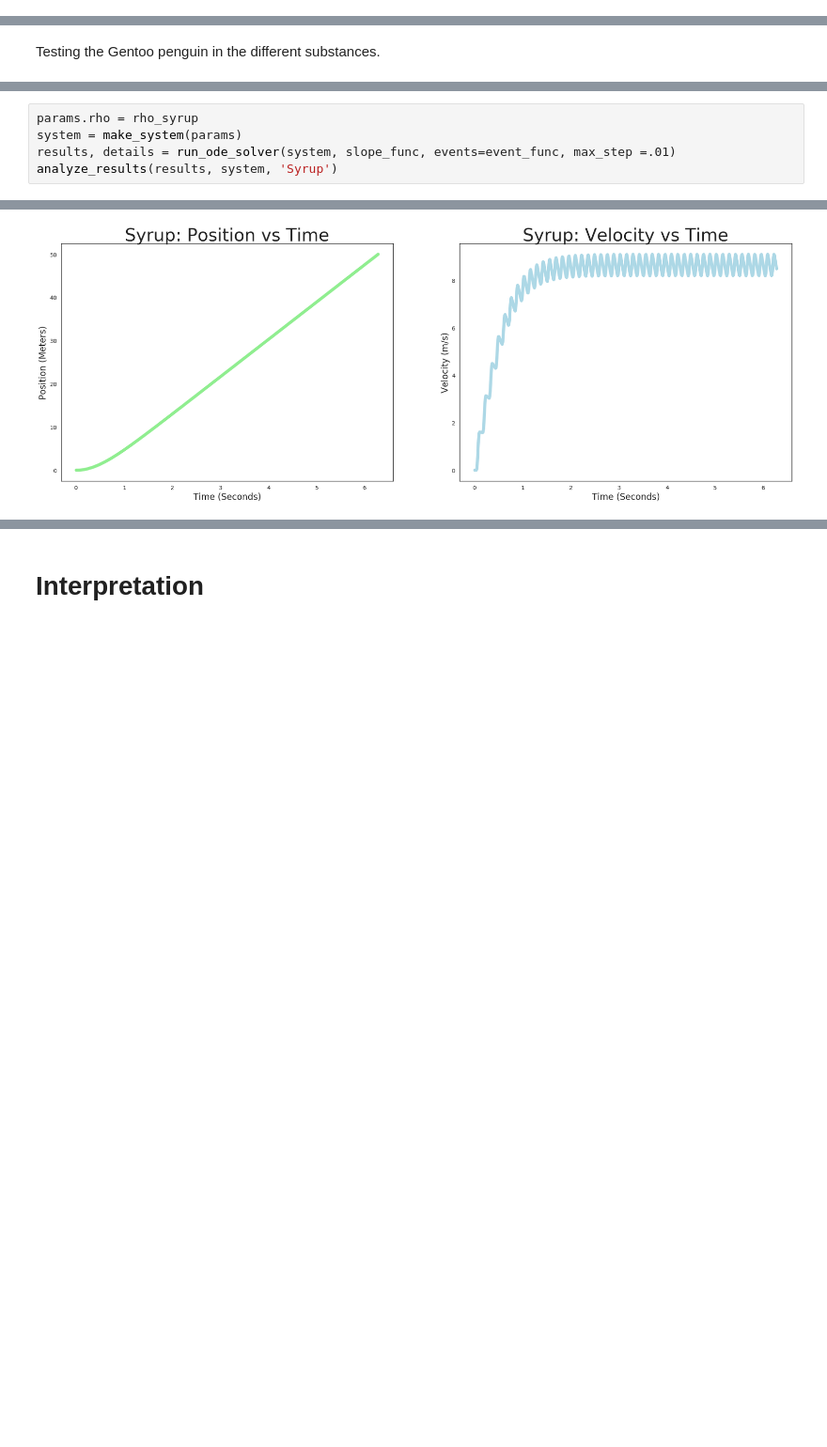
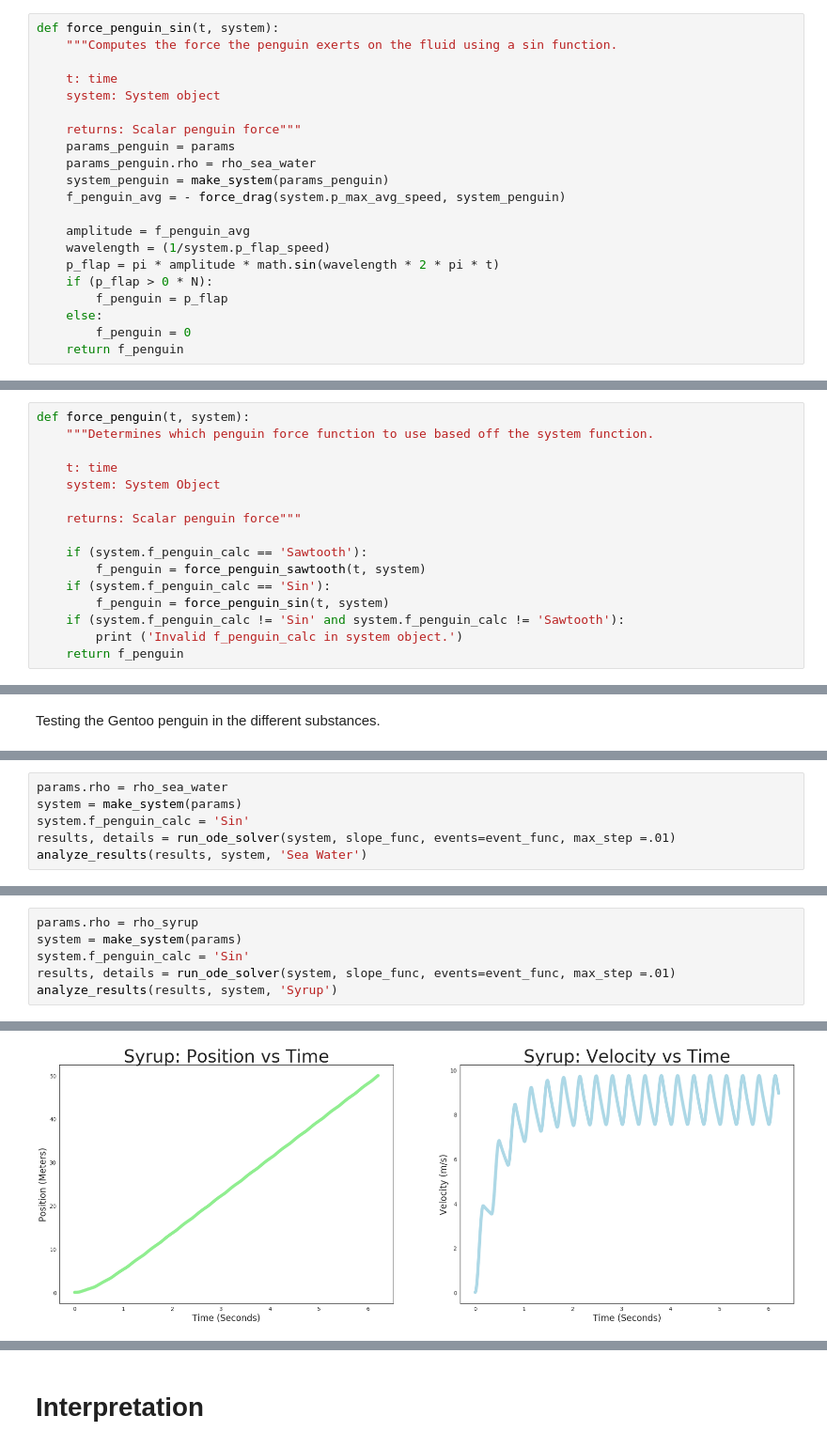
Before and after one commit to Griffith-Stites/ModSimPy, a Jupyter notebook: code/Project_3.ipynb, the cells around one changed output, grey strips where cells are left out. Shown at 94% size. Drawn from its saved outputs; the diff is of its cells as text; blank space fills up the shorter version.

Commit message:
Updating QMRI and added a penguin force function with a sin wave. Added a penguin model chooser.

```diff
--- a/code/Project_3.ipynb
+++ b/code/Project_3.ipynb
@@ -299,0 +297,21 @@ def calc_avg_speed(results):
+# %%
+def force_penguin_sin(t, system):
+    """Computes the force the penguin exerts on the fluid using a sin function.
+
+    t: time
+    system: System object
+
+    returns: Scalar penguin force"""
+    params_penguin = params
+    params_penguin.rho = rho_sea_water
+    system_penguin = make_system(params_penguin)
+    f_penguin_avg = - force_drag(system.p_max_avg_speed, system_penguin)
+
+    amplitude = f_penguin_avg
+    wavelength = (1/system.p_flap_speed)
+    p_flap = pi * amplitude * math.sin(wavelength * 2 * pi * t)
+    if (p_flap > 0 * N):
+        f_penguin = p_flap
+    else:
+        f_penguin = 0
+    return f_penguin
@@ -299,0 +320,16 @@ def calc_avg_speed(results):
+# %%
+def force_penguin(t, system):
+    """Determines which penguin force function to use based off the system function.
+
+    t: time
+    system: System Object
+
+    returns: Scalar penguin force"""
+
+    if (system.f_penguin_calc == 'Sawtooth'):
+        f_penguin = force_penguin_sawtooth(t, system)
+    if (system.f_penguin_calc == 'Sin'):
+        f_penguin = force_penguin_sin(t, system)
+    if (system.f_penguin_calc != 'Sin' and system.f_penguin_calc != 'Sawtooth'):
+        print ('Invalid f_penguin_calc in system object.')
+    return f_penguin
@@ -315,0 +393,6 @@ The average speed of the penguin was 8.91 m/s or 32.06 kph.
+# %%
+params.rho = rho_sea_water
+system = make_system(params)
+system.f_penguin_calc = 'Sin'
+results, details = run_ode_solver(system, slope_func, events=event_func, max_step =.01)
+analyze_results(results, system, 'Sea Water')
@@ -318,6 +409,7 @@ The original question that inspired us to make this model: What happens if a pen
 # %%
 params.rho = rho_syrup
 system = make_system(params)
+system.f_penguin_calc = 'Sin'
 results, details = run_ode_solver(system, slope_func, events=event_func, max_step =.01)
 analyze_results(results, system, 'Syrup')
 # %% [output]
@@ -324,3 +417,3 @@ analyze_results(results, system, 'Syrup')
 Penguin mass:  5.8967 kilogram
 Fluid density:  1370.0 kilogram / meter ** 3
-[figure, old version]
+[figure, new version]
```
Also changed, not shown: parts of 37 cells of this notebook, 1 other file.
